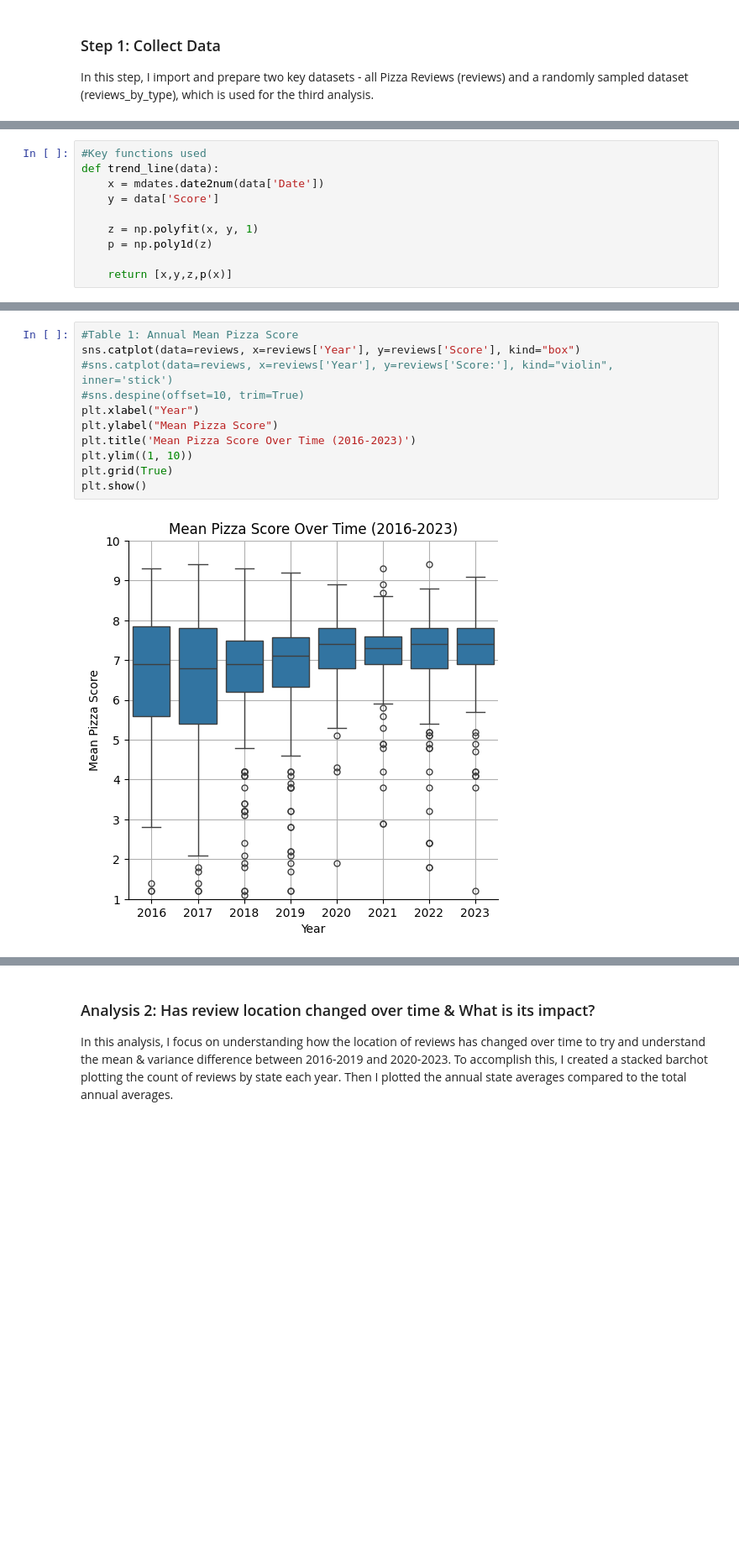
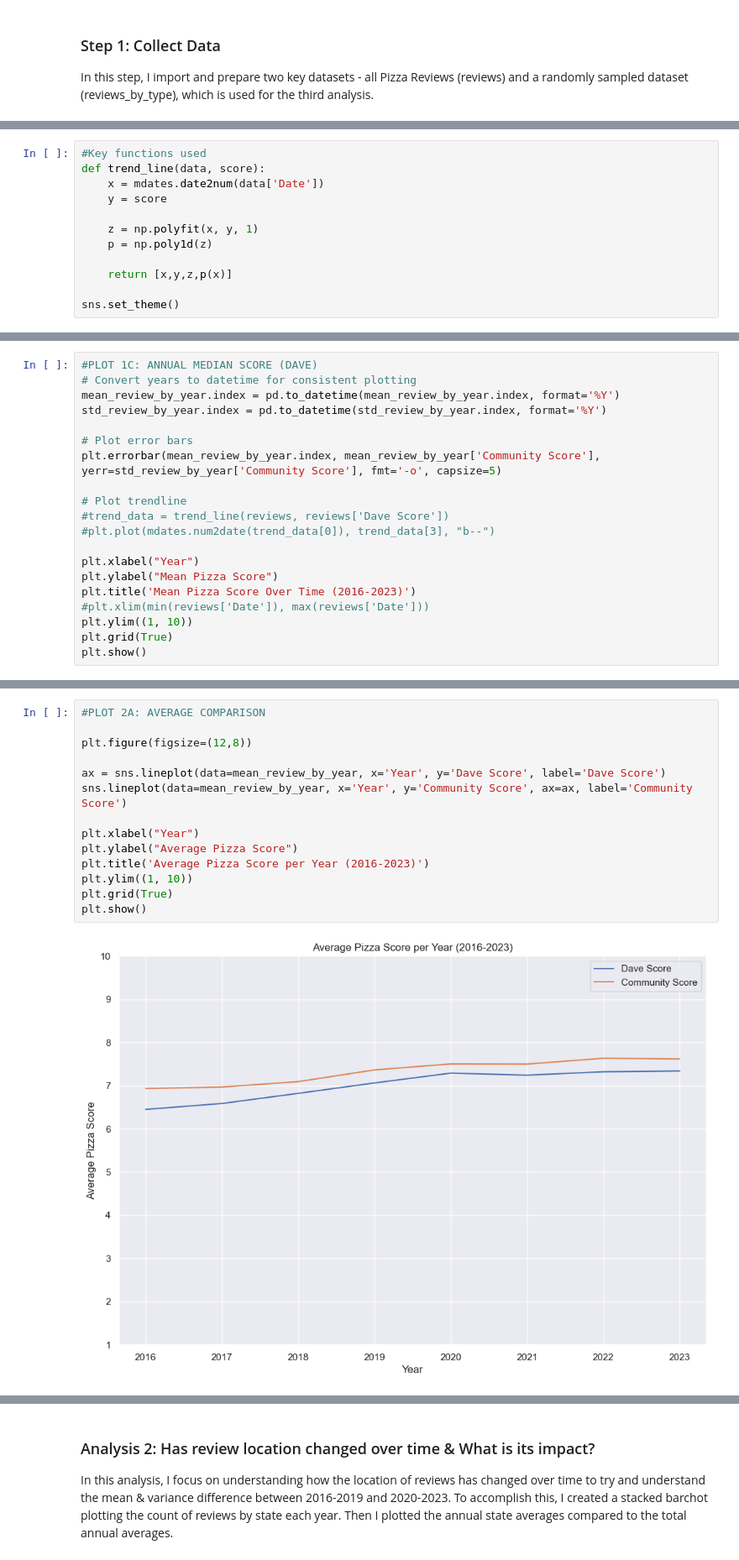
Before and after one commit to callahan2500/pizza, a Jupyter notebook: pizza_analysis.ipynb, the cells around one changed output, grey strips where cells are left out. Shown: that part at 84% size. Drawn from its saved outputs; the diff is of its cells as text; blank space fills up the shorter version.

Commit message:
added new tables, cleaned up notebook

```diff
--- a/pizza_analysis.ipynb
+++ b/pizza_analysis.ipynb
@@ -55,11 +43,13 @@ pre_2020_reviews = reviews[reviews['Year'] < 2020]
 post_2020_reviews = reviews[reviews['Year'] >= 2020]
 # %%
 #Key functions used
-def trend_line(data):
+def trend_line(data, score):
     x = mdates.date2num(data['Date'])
-    y = data['Score']
+    y = score
 
     z = np.polyfit(x, y, 1)
     p = np.poly1d(z)
 
     return [x,y,z,p(x)]
+
+sns.set_theme()
@@ -100,0 +204,20 @@ plt.show()
+# %%
+#PLOT 1C: ANNUAL MEDIAN SCORE (DAVE)
+# Convert years to datetime for consistent plotting
+mean_review_by_year.index = pd.to_datetime(mean_review_by_year.index, format='%Y')
+std_review_by_year.index = pd.to_datetime(std_review_by_year.index, format='%Y')
+
+# Plot error bars
+plt.errorbar(mean_review_by_year.index, mean_review_by_year['Community Score'], yerr=std_review_by_year['Community Score'], fmt='-o', capsize=5)
+
+# Plot trendline
+#trend_data = trend_line(reviews, reviews['Dave Score'])
+#plt.plot(mdates.num2date(trend_data[0]), trend_data[3], "b--")
+
+plt.xlabel("Year")
+plt.ylabel("Mean Pizza Score")
+plt.title('Mean Pizza Score Over Time (2016-2023)')
+#plt.xlim(min(reviews['Date']), max(reviews['Date']))
+plt.ylim((1, 10))
+plt.grid(True)
+plt.show()
@@ -101,13 +226,16 @@ plt.show()
 # %%
-#Table 1: Annual Mean Pizza Score
-sns.catplot(data=reviews, x=reviews['Year'], y=reviews['Score'], kind="box")
-#sns.catplot(data=reviews, x=reviews['Year'], y=reviews['Score:'], kind="violin", inner='stick')
-#sns.despine(offset=10, trim=True)
+#PLOT 2A: AVERAGE COMPARISON
+
+plt.figure(figsize=(12,8))
+
+ax = sns.lineplot(data=mean_review_by_year, x='Year', y='Dave Score', label='Dave Score')
+sns.lineplot(data=mean_review_by_year, x='Year', y='Community Score', ax=ax, label='Community Score')
+
 plt.xlabel("Year")
-plt.ylabel("Mean Pizza Score")
-plt.title('Mean Pizza Score Over Time (2016-2023)')
+plt.ylabel("Average Pizza Score")
+plt.title('Average Pizza Score per Year (2016-2023)')
 plt.ylim((1, 10))
 plt.grid(True)
 plt.show()
 # %% [output]
-[figure, old version]
+[figure, new version]
```
Also changed, not shown: parts of 27 cells of this notebook, 8 other files.
